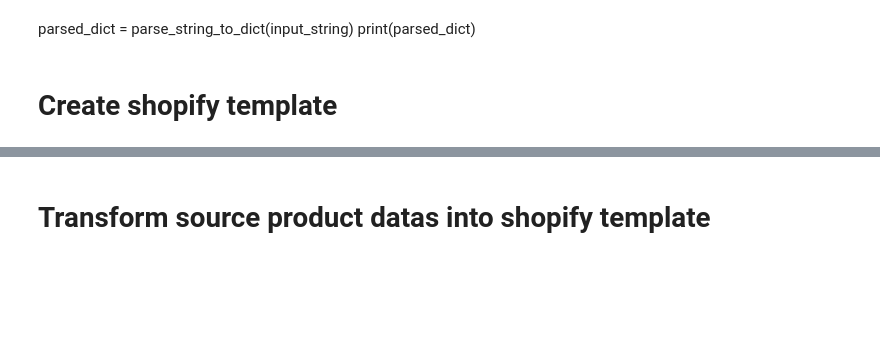
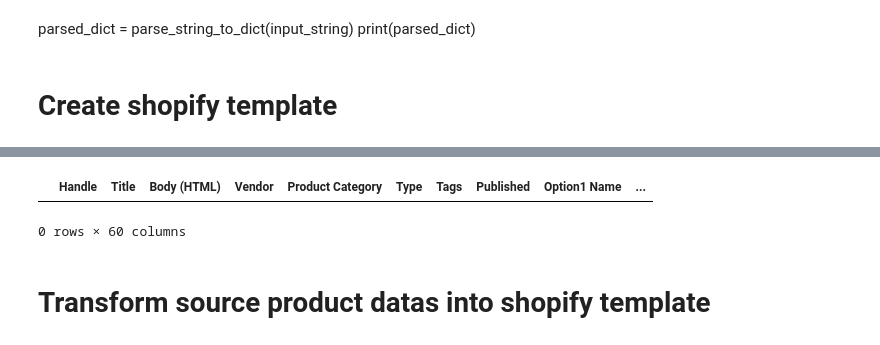
Before and after one commit to HaritsAcheiz/gasscooters, a Jupyter notebook: gasscooter_to_shopify.ipynb, the cells around one changed output, grey strips where cells are left out. Drawn from its saved outputs; the diff is of its cells as text; code cells hidden in the pictures; blank space fills up the shorter version.

```diff
--- a/gasscooter_to_shopify.ipynb
+++ b/gasscooter_to_shopify.ipynb
@@ -173,6 +258,6 @@ print(parsed_dict)
 # %% [markdown]
 # Create shopify template
 # %%
-template = pd.read_csv('products_export.csv')
+template = pd.read_csv('data/products_export.csv', nrows=0)
 # %%
 template.columns
@@ -179,3 +282,8 @@ template.columns
+# %%
+template.head()
+# %% [output]
+|  | Handle | Title | Body (HTML) | Vendor | Product Category | Type | Tags | Published | Option1 Name | ... |
+0 rows × 60 columns
 # %% [markdown]
 # Transform source product datas into shopify template
 # %%
```
Also changed, not shown: parts of 137 cells of this notebook, 4 other files.
